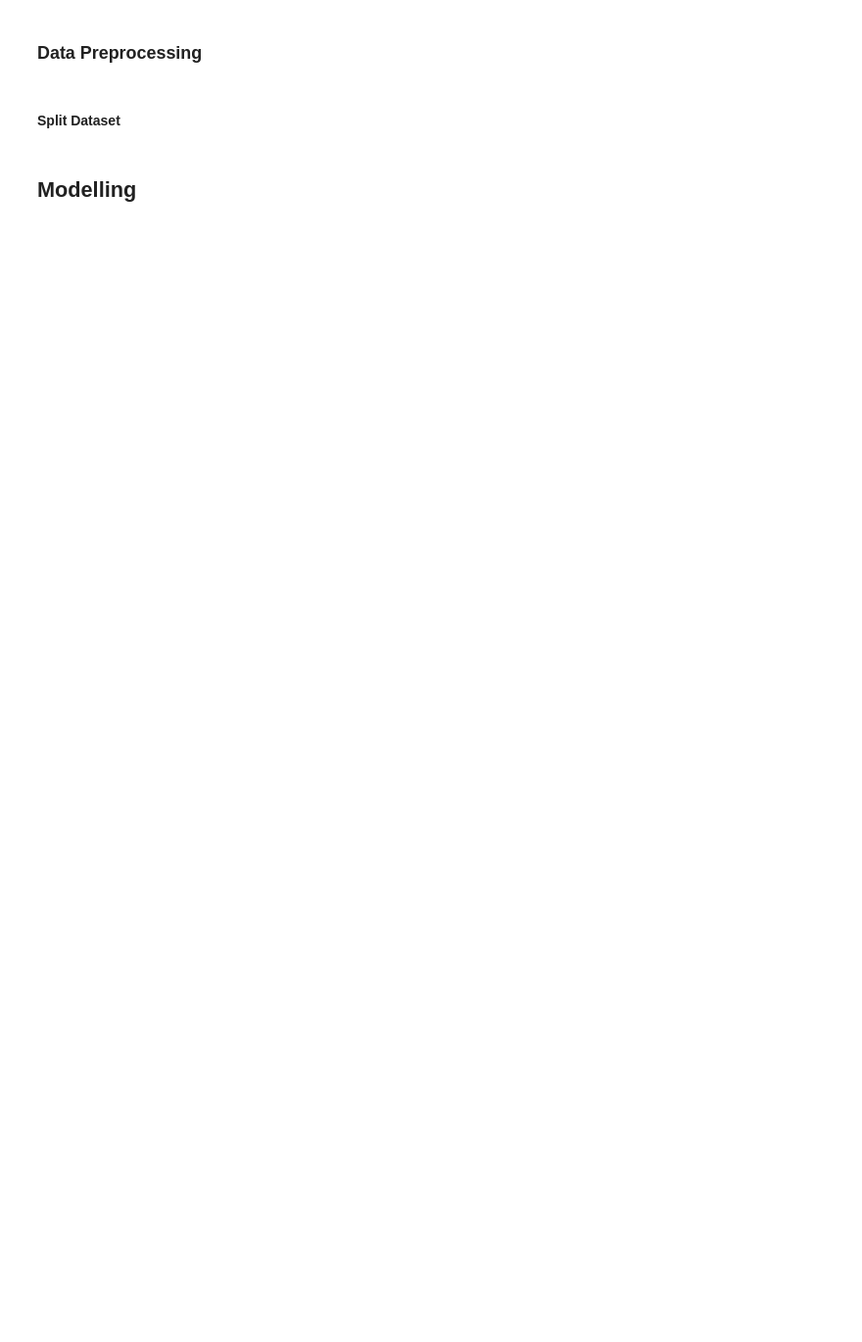
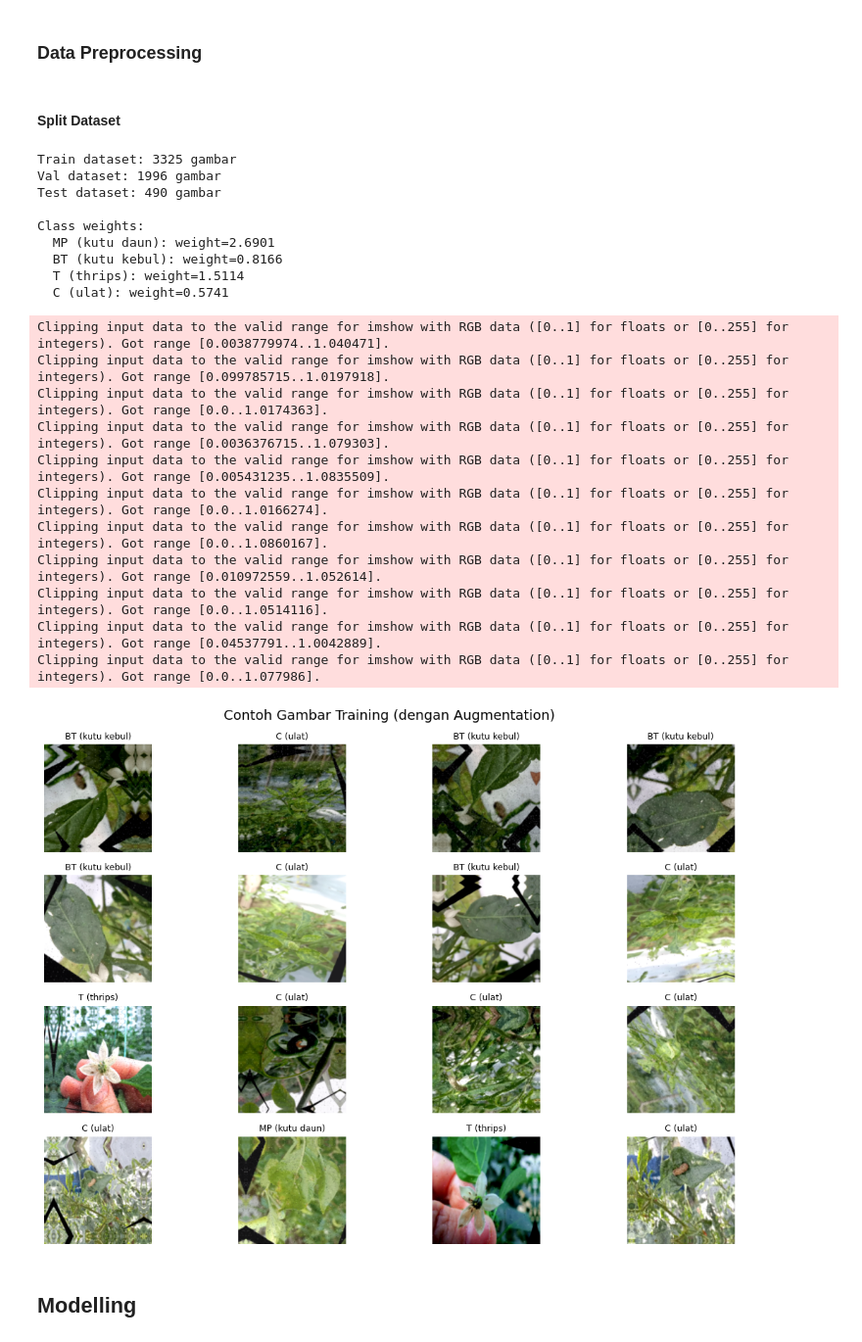
Before and after one commit to Fiyanz/red-chili-pepper-pests-model, a Jupyter notebook: notebooks/Template_Submission_Akhir.ipynb, the cells around one changed output. Shown at 98% size. Cells and saved outputs as stored; diff of their text form; code cells hidden in the pictures; blank space fills up the shorter version.

Commit message:
Kaggle Notebook | red chili pepper pests model | Model V1

```diff
--- a/notebooks/Template_Submission_Akhir.ipynb
+++ b/notebooks/Template_Submission_Akhir.ipynb
@@ -33,7 +44,7 @@ print(f"GPU available: {tf.config.list_physical_devices('GPU')}")
 ### Data Loading
 # %%
 # Path dataset - sesuaikan dengan lokasi dataset
-DATASET_DIR = "../datasets/RedChiliPepperPestsDataset/"
+DATASET_DIR = "/kaggle/input/datasets/indraagustian/red-chili-pepper-pests-dataset"
 # Jika menggunakan Colab, ubah path berikut:
 # DATASET_DIR = "/content/drive/MyDrive/RedChiliPepperPestsDataset/"
 
@@ -154,14 +183,14 @@ def augment_image(image, label):
 
 
 def create_dataset(file_paths, labels, batch_size=BATCH_SIZE, shuffle=False, augment=False):
-    """Buat tf.data.Dataset dari file paths dan labels."""
     ds = tf.data.Dataset.from_tensor_slices((file_paths, labels))
     if shuffle:
         ds = ds.shuffle(buffer_size=len(file_paths), seed=42)
     ds = ds.map(parse_image, num_parallel_calls=AUTOTUNE)
+    ds = ds.batch(batch_size)
     if augment:
-        ds = ds.map(augment_image, num_parallel_calls=AUTOTUNE)
-    ds = ds.batch(batch_size).prefetch(AUTOTUNE)
+        ds = ds.map(augment_image, num_parallel_calls=AUTOTUNE)  # then augment
+    ds = ds.prefetch(AUTOTUNE)
     return ds
 
 
@@ -170,33 +199,55 @@ train_ds = create_dataset(train_files, train_labels, shuffle=True, augment=True)
 val_ds = create_dataset(val_files, val_labels, shuffle=False, augment=False)
 test_ds = create_dataset(test_files, test_labels, shuffle=False, augment=False)
 
 print(f"Train dataset: {len(train_files)} gambar")
 print(f"Val dataset: {len(val_files)} gambar")
 print(f"Test dataset: {len(test_files)} gambar")
 
 # Hitung class weights untuk menangani ketidakseimbangan kelas
 class_weights = class_weight.compute_class_weight(
     'balanced',
     classes=np.array([0, 1, 2, 3]),
     y=np.array(train_labels)
 )
 class_weight_dict = dict(enumerate(class_weights))
 print(f"\nClass weights:")
 for i, w in class_weight_dict.items():
     print(f"  {CLASS_NAMES[i]}: weight={w:.4f}")
 
 # Visualisasi contoh gambar training
 plt.figure(figsize=(12, 8))
 sample_images, sample_labels = next(iter(train_ds))
 for i in range(min(16, len(sample_images))):
     plt.subplot(4, 4, i + 1)
     plt.imshow(sample_images[i])
     label_idx = tf.argmax(sample_labels[i]).numpy()
     plt.title(CLASS_NAMES[label_idx], fontsize=9)
     plt.axis('off')
 plt.suptitle('Contoh Gambar Training (dengan Augmentation)', fontsize=14)
 plt.tight_layout()
 plt.show()
+# %% [output]
+Train dataset: 3325 gambar
+Val dataset: 1996 gambar
+Test dataset: 490 gambar
+
+Class weights:
+  MP (kutu daun): weight=2.6901
+  BT (kutu kebul): weight=0.8166
+  T (thrips): weight=1.5114
+  C (ulat): weight=0.5741
+Clipping input data to the valid range for imshow with RGB data ([0..1] for floats or [0..255] for integers). Got range [0.0038779974..1.040471].
+Clipping input data to the valid range for imshow with RGB data ([0..1] for floats or [0..255] for integers). Got range [0.099785715..1.0197918].
+Clipping input data to the valid range for imshow with RGB data ([0..1] for floats or [0..255] for integers). Got range [0.0..1.0174363].
+Clipping input data to the valid range for imshow with RGB data ([0..1] for floats or [0..255] for integers). Got range [0.0036376715..1.079303].
+Clipping input data to the valid range for imshow with RGB data ([0..1] for floats or [0..255] for integers). Got range [0.005431235..1.0835509].
+Clipping input data to the valid range for imshow with RGB data ([0..1] for floats or [0..255] for integers). Got range [0.0..1.0166274].
+Clipping input data to the valid range for imshow with RGB data ([0..1] for floats or [0..255] for integers). Got range [0.0..1.0860167].
+Clipping input data to the valid range for imshow with RGB data ([0..1] for floats or [0..255] for integers). Got range [0.010972559..1.052614].
+Clipping input data to the valid range for imshow with RGB data ([0..1] for floats or [0..255] for integers). Got range [0.0..1.0514116].
+Clipping input data to the valid range for imshow with RGB data ([0..1] for floats or [0..255] for integers). Got range [0.04537791..1.0042889].
+Clipping input data to the valid range for imshow with RGB data ([0..1] for floats or [0..255] for integers). Got range [0.0..1.077986].
+[figure, added]
 # %% [markdown]
 ## Modelling
 # %%
```
Also changed, not shown: parts of 11 cells of this notebook.
